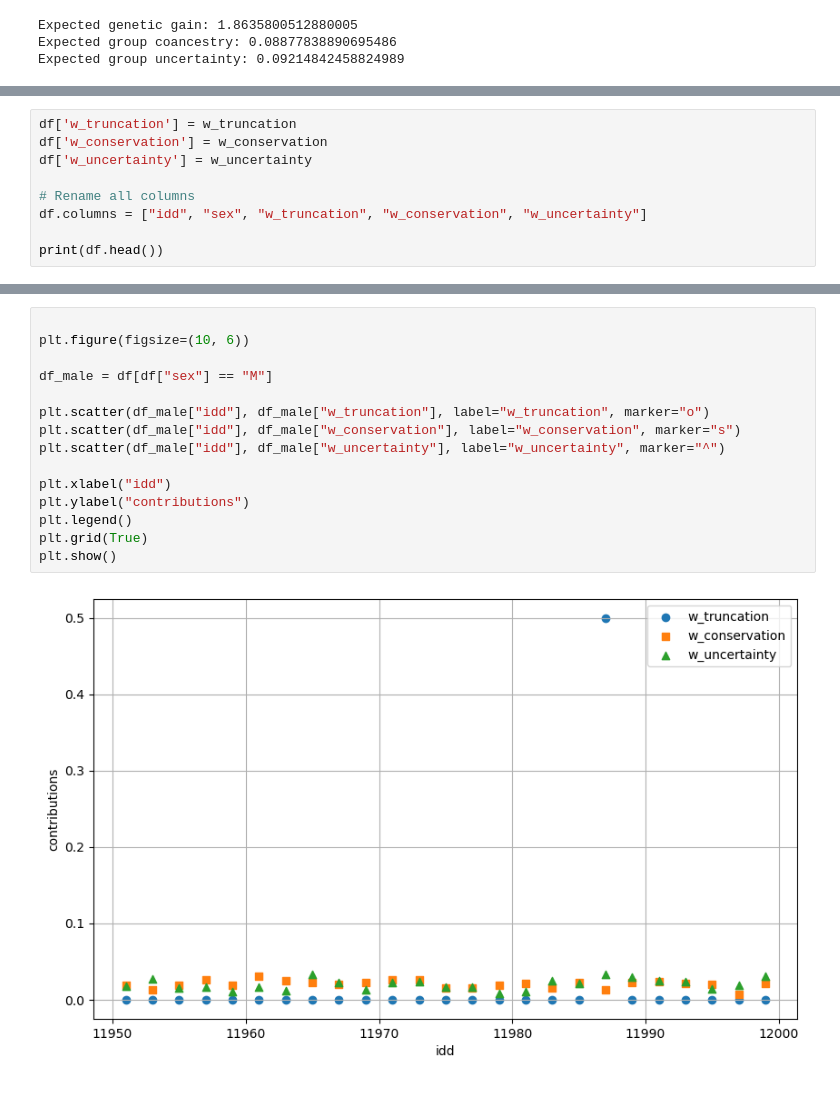
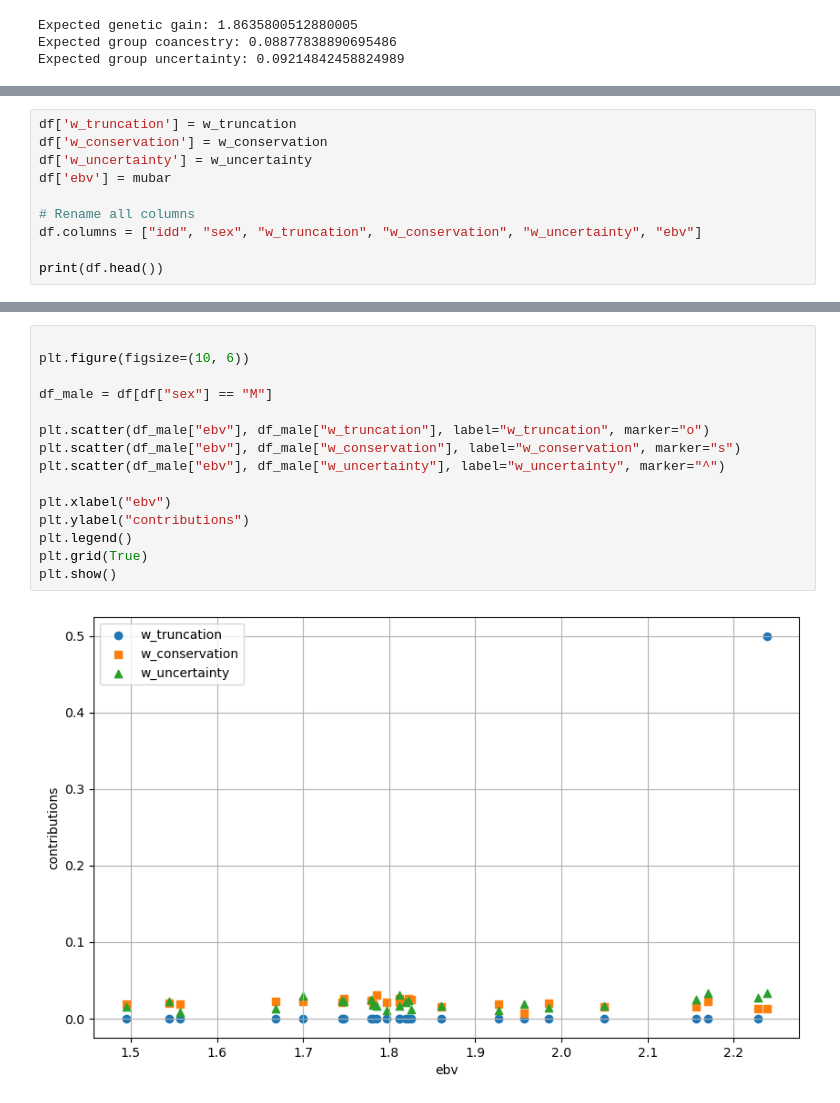
Before and after one commit to sakurita17/jortiz_phd_review, a Jupyter notebook: Python/roots.ipynb, the cells around one changed output, grey strips where cells are left out. Saved outputs shown, nothing was run; the diff lists cells and outputs as text.

```diff
--- a/Python/roots.ipynb
+++ b/Python/roots.ipynb
@@ -190,9 +213,10 @@ Expected group uncertainty: 0.09214842458824989
 df['w_truncation'] = w_truncation
 df['w_conservation'] = w_conservation
 df['w_uncertainty'] = w_uncertainty
+df['ebv'] = mubar
 
 # Rename all columns
-df.columns = ["idd", "sex", "w_truncation", "w_conservation", "w_uncertainty"]
+df.columns = ["idd", "sex", "w_truncation", "w_conservation", "w_uncertainty", "ebv"]
 
 print(df.head())
 # %% [output]
@@ -215,17 +229,17 @@ Name: sex, dtype: bool
 # %%
 
 plt.figure(figsize=(10, 6))
 
 df_male = df[df["sex"] == "M"]
 
-plt.scatter(df_male["idd"], df_male["w_truncation"], label="w_truncation", marker="o")
-plt.scatter(df_male["idd"], df_male["w_conservation"], label="w_conservation", marker="s")
-plt.scatter(df_male["idd"], df_male["w_uncertainty"], label="w_uncertainty", marker="^")
+plt.scatter(df_male["ebv"], df_male["w_truncation"], label="w_truncation", marker="o")
+plt.scatter(df_male["ebv"], df_male["w_conservation"], label="w_conservation", marker="s")
+plt.scatter(df_male["ebv"], df_male["w_uncertainty"], label="w_uncertainty", marker="^")
 
-plt.xlabel("idd")
+plt.xlabel("ebv")
 plt.ylabel("contributions")
 plt.legend()
 plt.grid(True)
 plt.show()
 # %% [output]
-[figure, old version]
+[figure, new version]
```
Also changed, not shown: parts of 8 cells of this notebook.
